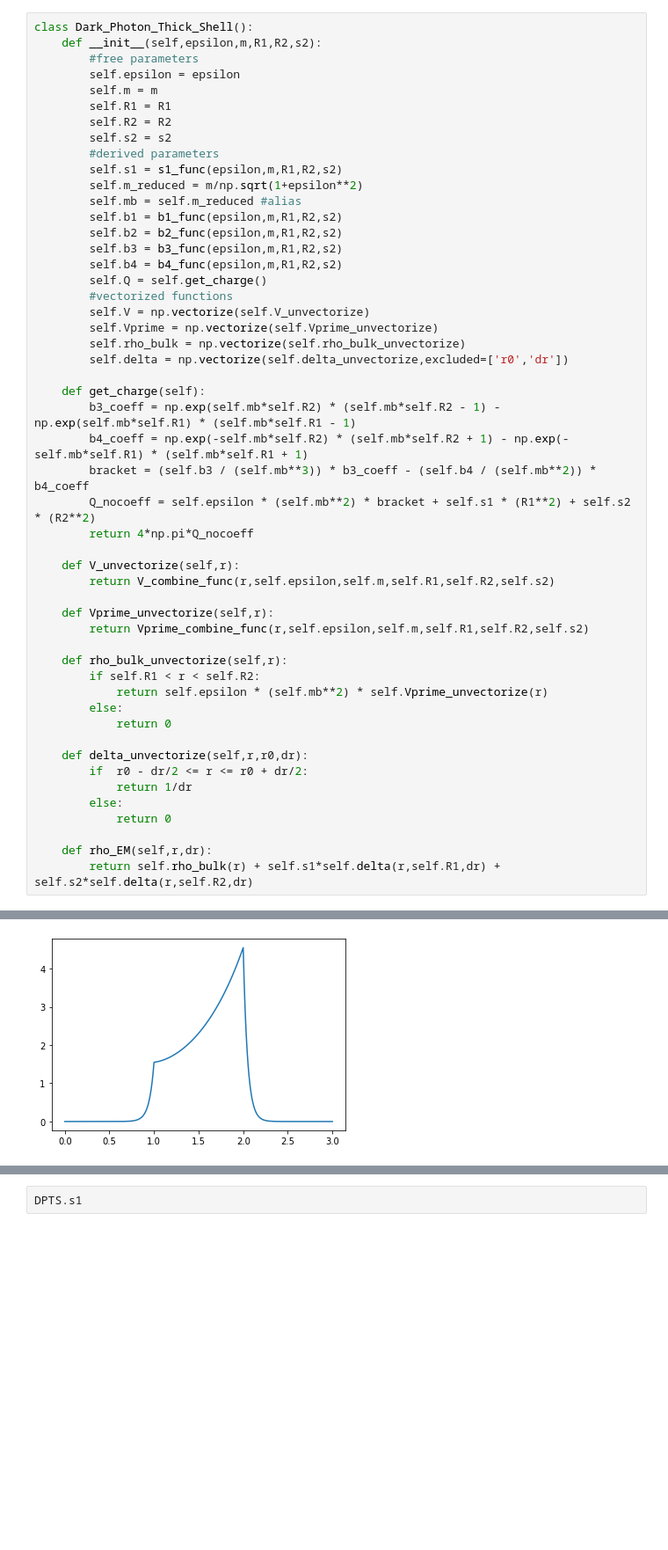
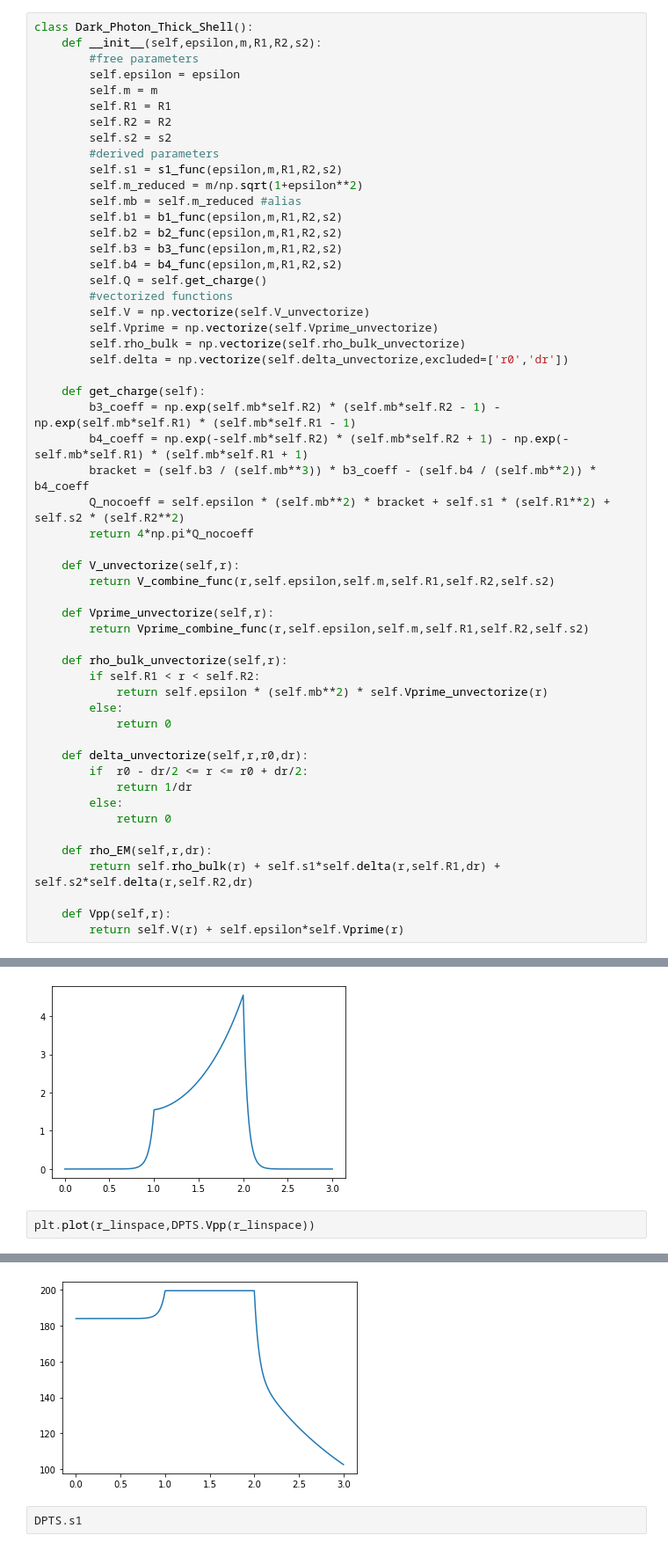
Before and after one commit to samuelwong100/Dark-Photon-Detection, a Jupyter notebook: Thick Shell/Thick Shell Derivation.ipynb, the cells around one changed output, grey strips where cells are left out. Shown at 88% size. Cells and saved outputs as stored; diff of their text form; blank space fills up the shorter version.

```diff
--- a/Thick Shell/Thick Shell Derivation.ipynb
+++ b/Thick Shell/Thick Shell Derivation.ipynb
@@ -571,7 +664,7 @@ class Dark_Photon_Thick_Shell():
         b3_coeff = np.exp(self.mb*self.R2) * (self.mb*self.R2 - 1) - np.exp(self.mb*self.R1) * (self.mb*self.R1 - 1)
         b4_coeff = np.exp(-self.mb*self.R2) * (self.mb*self.R2 + 1) - np.exp(-self.mb*self.R1) * (self.mb*self.R1 + 1)
         bracket = (self.b3 / (self.mb**3)) * b3_coeff - (self.b4 / (self.mb**2)) * b4_coeff
-        Q_nocoeff = self.epsilon * (self.mb**2) * bracket + self.s1 * (R1**2) + self.s2 * (R2**2)
+        Q_nocoeff = self.epsilon * (self.mb**2) * bracket + self.s1 * (self.R1**2) + self.s2 * (self.R2**2)
         return 4*np.pi*Q_nocoeff
 
     def V_unvectorize(self,r):
@@ -594,3 +687,6 @@ class Dark_Photon_Thick_Shell():
 
     def rho_EM(self,r,dr):
         return self.rho_bulk(r) + self.s1*self.delta(r,self.R1,dr) + self.s2*self.delta(r,self.R2,dr)
+
+    def Vpp(self,r):
+        return self.V(r) + self.epsilon*self.Vprime(r)
@@ -622,3 +730,6 @@ plt.plot(r_linspace,DPTS.Vprime(r_linspace))
 # %% [output]
 [<matplotlib.lines.Line2D at 0x...>]
 [figure]
+# %%
+plt.plot(r_linspace,DPTS.Vpp(r_linspace))
+# %% [output]
@@ -625,3 +737,4 @@ plt.plot(r_linspace,DPTS.Vprime(r_linspace))
+[figure, added]
 # %%
 DPTS.s1
 # %% [output]
```
Also changed, not shown: parts of 44 cells of this notebook, 21 other files.
